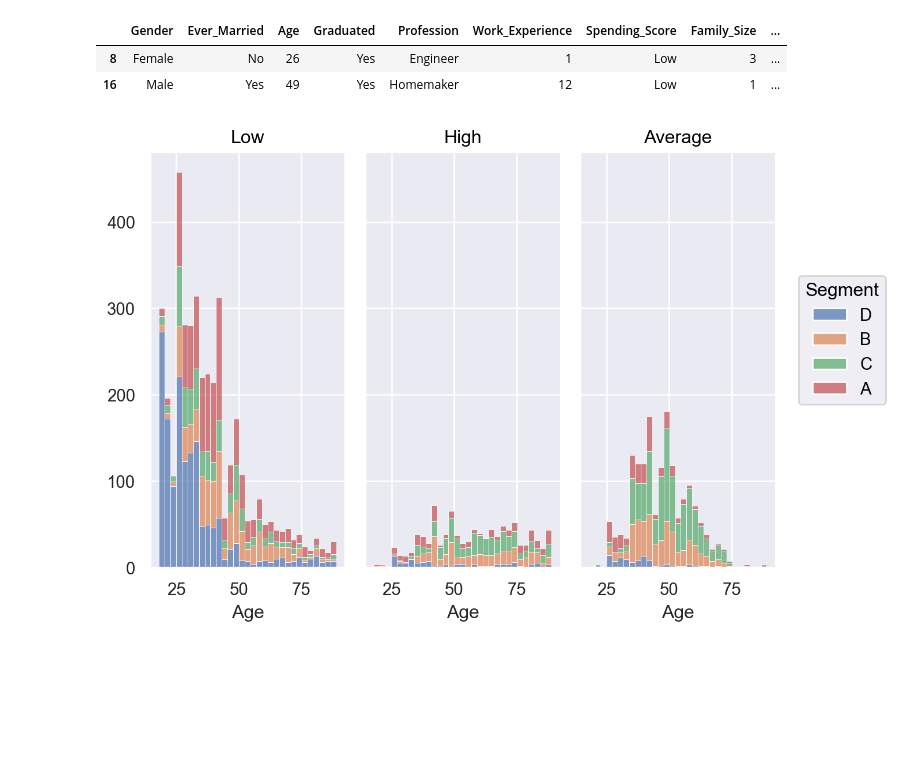
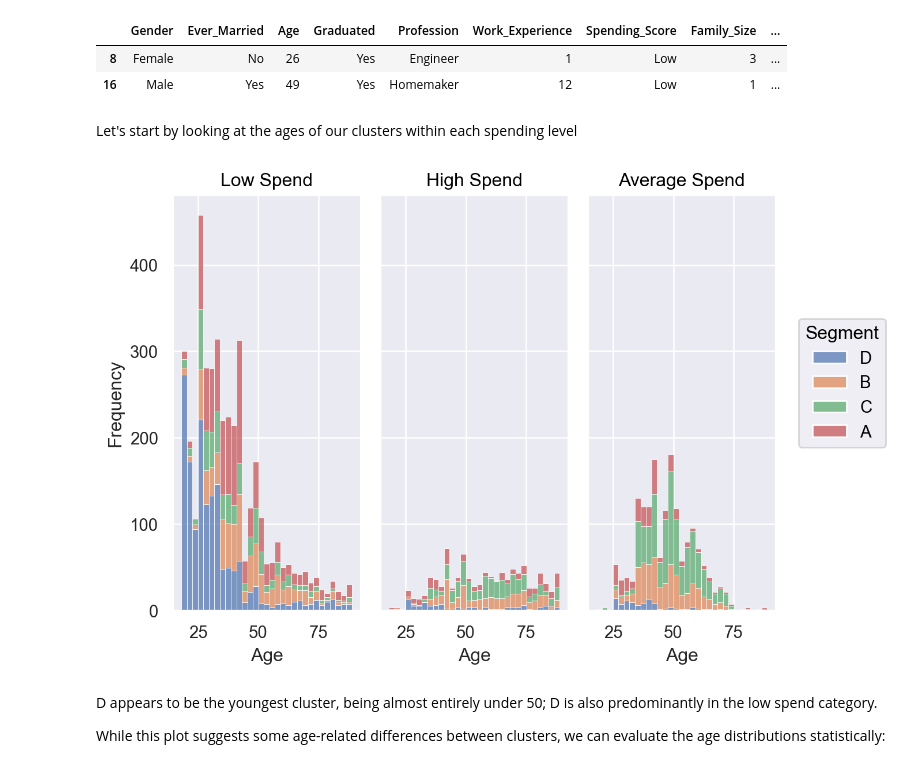
Before and after one commit to DomS1080/Data-Science, a Jupyter notebook: Projects/Customer/Customer.ipynb, the cells around one changed output. Cells and saved outputs as stored; diff of their text form; code cells hidden in the pictures; blank space fills up the shorter version.

```diff
--- a/Projects/Customer/Customer.ipynb
+++ b/Projects/Customer/Customer.ipynb
@@ -571,12 +573,18 @@ clusterA.head(2)
 |  | Gender | Ever_Married | Age | Graduated | Profession | Work_Experience | Spending_Score | Family_Size | ... |
 | 8 | Female | No | 26 | Yes | Engineer | 1 | Low | 3 | ... |
 | 16 | Male | Yes | 49 | Yes | Homemaker | 12 | Low | 1 | ... |
+# %% [markdown]
+Let's start by looking at the ages of our clusters within each spending level
 # %%
-#Distribution of age by cluster for each spending level
-(
+plot1 = (
     so.Plot(int_df, x='Age', color='Segment')
     .facet('Spending_Score')
     .add(so.Bars(), so.Hist(), so.Stack())
 )
+plot1.label(y='Frequency', title='{} Spend'.format)
 # %% [output]
-[figure, old version]
+[figure, new version]
+# %% [markdown]
+D appears to be the youngest cluster, being almost entirely under 50; D is also predominantly in the low spend category.
+
+While this plot suggests some age-related differences between clusters, we can evaluate the age distributions statistically:
```
Also changed, not shown: parts of 7 cells of this notebook.
